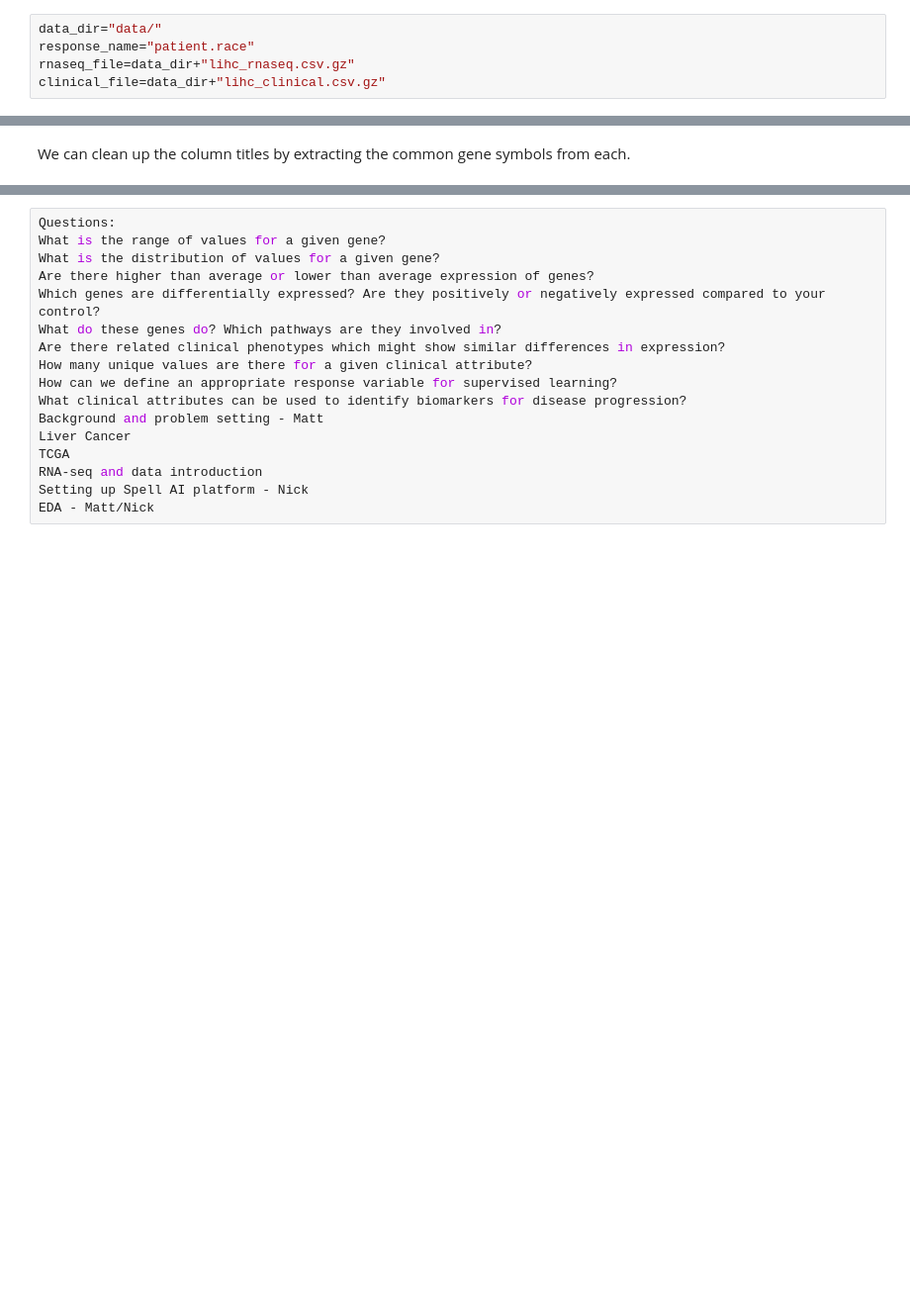
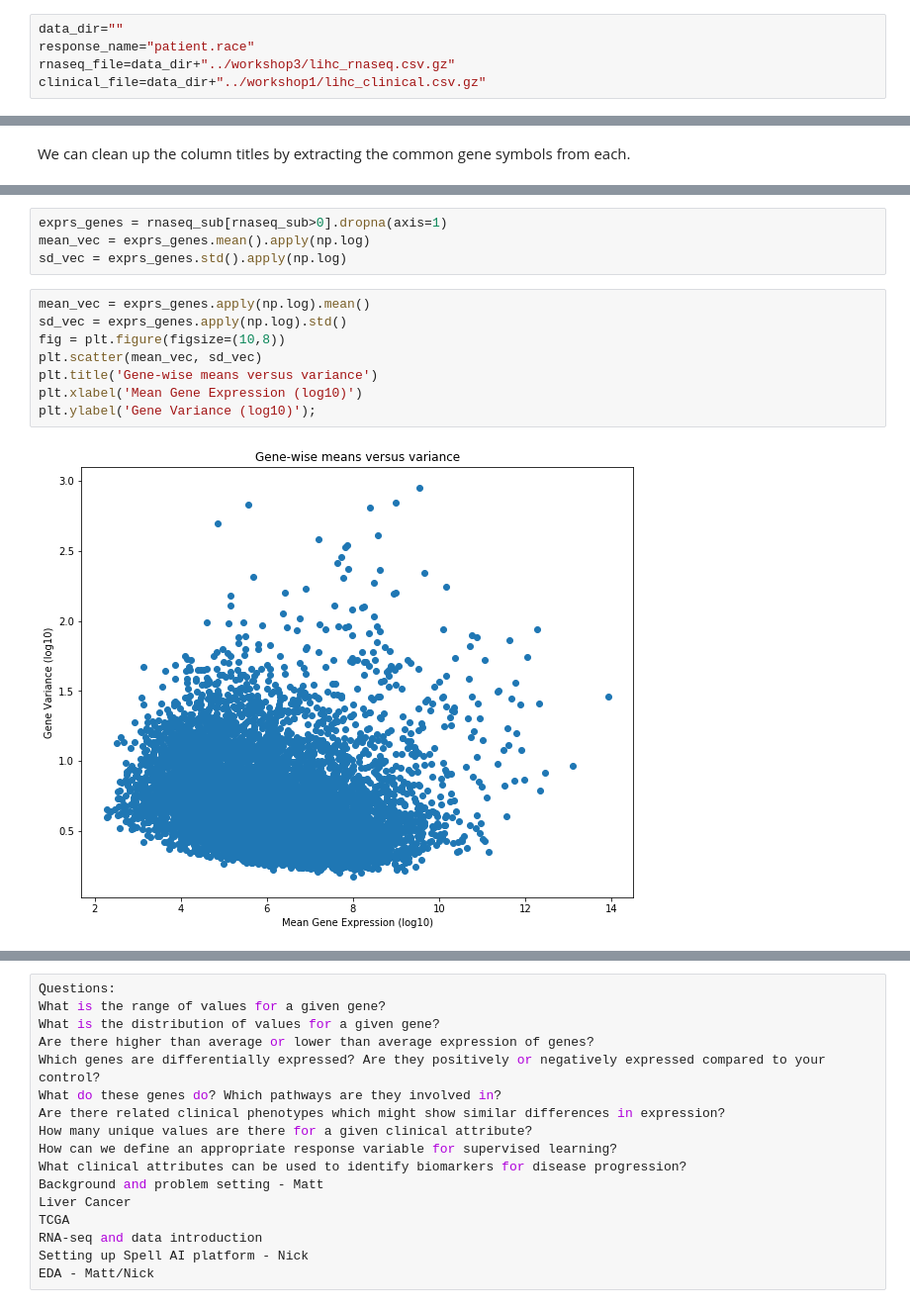
Before and after one commit to sohilsshah91/hacknights, a Jupyter notebook: tcga-series/post/post1_mwe_introduction.ipynb, the cells around one changed output, grey strips where cells are left out. Shown at 99% size. Saved outputs shown, nothing was run; the diff lists cells and outputs as text; blank space fills up the shorter version.

Commit message:
Add gene-wise variance plot

```diff
--- a/tcga-series/post/post1_mwe_introduction.ipynb
+++ b/tcga-series/post/post1_mwe_introduction.ipynb
@@ -50,10 +52,10 @@ import pandas as pd
 import matplotlib.pyplot as plt
 import seaborn as sns
 # %%
-data_dir="data/"
+data_dir=""
 response_name="patient.race"
-rnaseq_file=data_dir+"lihc_rnaseq.csv.gz"
-clinical_file=data_dir+"lihc_clinical.csv.gz"
+rnaseq_file=data_dir+"../workshop3/lihc_rnaseq.csv.gz"
+clinical_file=data_dir+"../workshop1/lihc_clinical.csv.gz"
 # %% [markdown]
 First let's load the data:
 # %%
@@ -80,0 +121,14 @@ display(clinical.head())
+# %%
+exprs_genes = rnaseq_sub[rnaseq_sub>0].dropna(axis=1)
+mean_vec = exprs_genes.mean().apply(np.log)
+sd_vec = exprs_genes.std().apply(np.log)
+# %%
+mean_vec = exprs_genes.apply(np.log).mean()
+sd_vec = exprs_genes.apply(np.log).std()
+fig = plt.figure(figsize=(10,8))
+plt.scatter(mean_vec, sd_vec)
+plt.title('Gene-wise means versus variance')
+plt.xlabel('Mean Gene Expression (log10)')
+plt.ylabel('Gene Variance (log10)');
+# %% [output]
+[figure, added]
```
Also changed, not shown: parts of 8 cells of this notebook, 1 other file.
